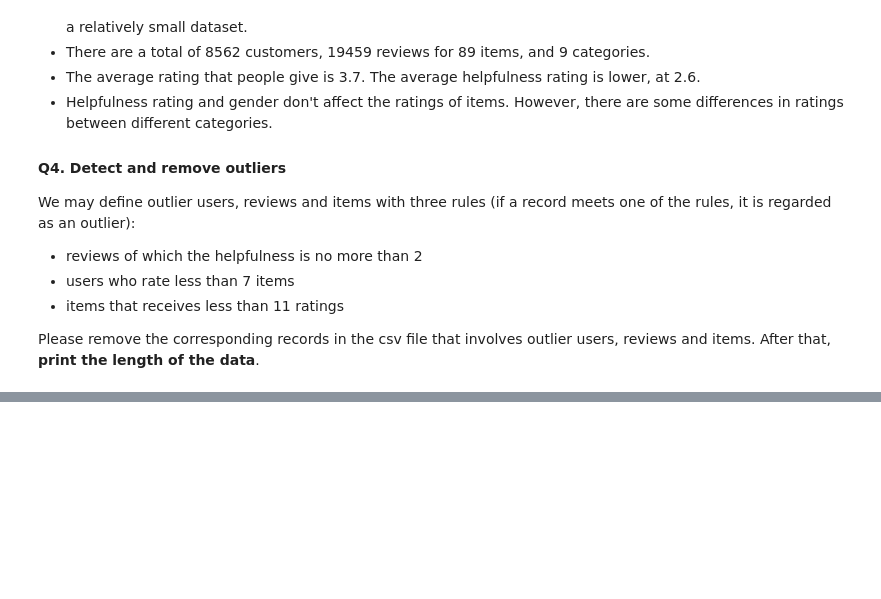
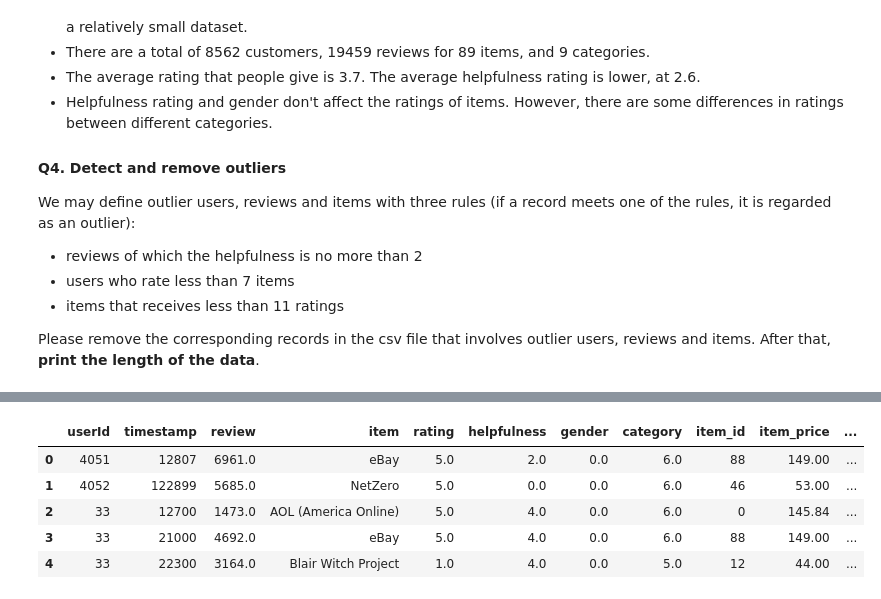
Before and after one commit to TaliaNgo/Data-Analytics-Skills-Porfolio, a Jupyter notebook: Python/e-commerce analysis/analysis_all.ipynb, the cells around one changed output, grey strips where cells are left out. Cells and saved outputs as stored; diff of their text form; code cells hidden in the pictures; blank space fills up the shorter version.

```diff
--- a/Python/e-commerce analysis/analysis_all.ipynb
+++ b/Python/e-commerce analysis/analysis_all.ipynb
@@ -203,0 +285,15 @@ print(len(ec3))
+# %%
+# Find correlation between helpfulness/gender/category/review and rating
+
+## Convert categorical columns
+from sklearn.preprocessing import OrdinalEncoder
+enc = OrdinalEncoder()
+ec_clean[['gender', 'category', 'review']] = enc.fit_transform(ec_clean[['gender', 'category', 'review']])
+ec_clean.head()
+# %% [output]
+|  | userId | timestamp | review | item | rating | helpfulness | gender | category | item_id | item_price | ... |
+| 0 | 4051 | 12807 | 6961.0 | eBay | 5.0 | 2.0 | 0.0 | 6.0 | 88 | 149.00 | ... |
+| 1 | 4052 | 122899 | 5685.0 | NetZero | 5.0 | 0.0 | 0.0 | 6.0 | 46 | 53.00 | ... |
+| 2 | 33 | 12700 | 1473.0 | AOL (America Online) | 5.0 | 4.0 | 0.0 | 6.0 | 0 | 145.84 | ... |
+| 3 | 33 | 21000 | 4692.0 | eBay | 5.0 | 4.0 | 0.0 | 6.0 | 88 | 149.00 | ... |
+| 4 | 33 | 22300 | 3164.0 | Blair Witch Project | 1.0 | 4.0 | 0.0 | 5.0 | 12 | 44.00 | ... |
```
Also changed, not shown: parts of 53 cells of this notebook, 6 other files.
